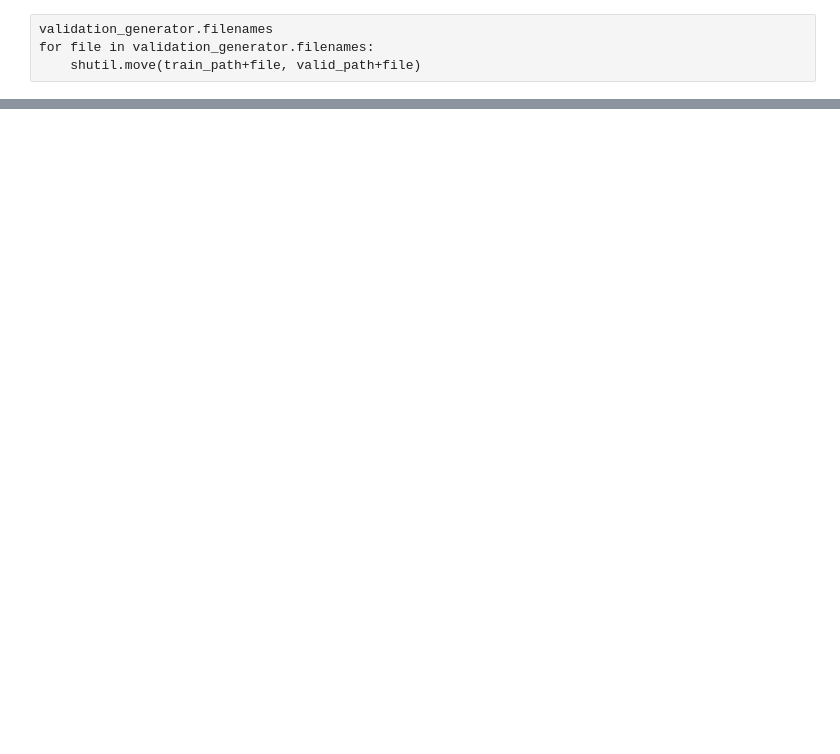
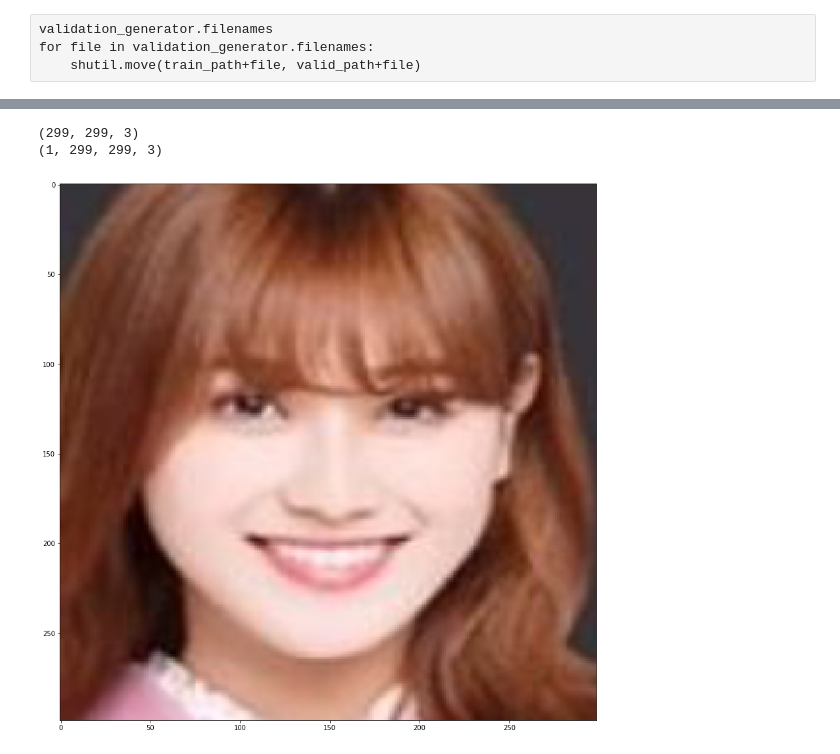
Before and after one commit to nickiechang/whoisshe, a Jupyter notebook: whoisshe.ipynb, the cells around one changed output, grey strips where cells are left out. Cells and saved outputs as stored; diff of their text form; code cells hidden in the pictures; blank space fills up the shorter version.

```diff
--- a/whoisshe.ipynb
+++ b/whoisshe.ipynb
@@ -246,0 +244,19 @@ model.evaluate_generator(generator=validation_generator,steps=STEP_SIZE_VALID)
+# %%
+import cv2
+from matplotlib import pyplot as plt
+%matplotlib inline
+from pylab import rcParams
+rcParams['figure.figsize'] = 15, 15
+from keras.preprocessing.image import ImageDataGenerator, array_to_img, img_to_array, load_img
+
+imgForTest = "training_set_aligned/akane/021.png"
+img = cv2.imread(imgForTest)
+img = cv2.cvtColor(img, cv2.COLOR_BGR2RGB)
+plt.imshow(img)
+print(img.shape)
+img = img.reshape((1,) + img.shape)
+print(img.shape)
+# %% [output]
+(299, 299, 3)
+(1, 299, 299, 3)
+[figure, added]
```
Also changed, not shown: parts of 18 cells of this notebook.
